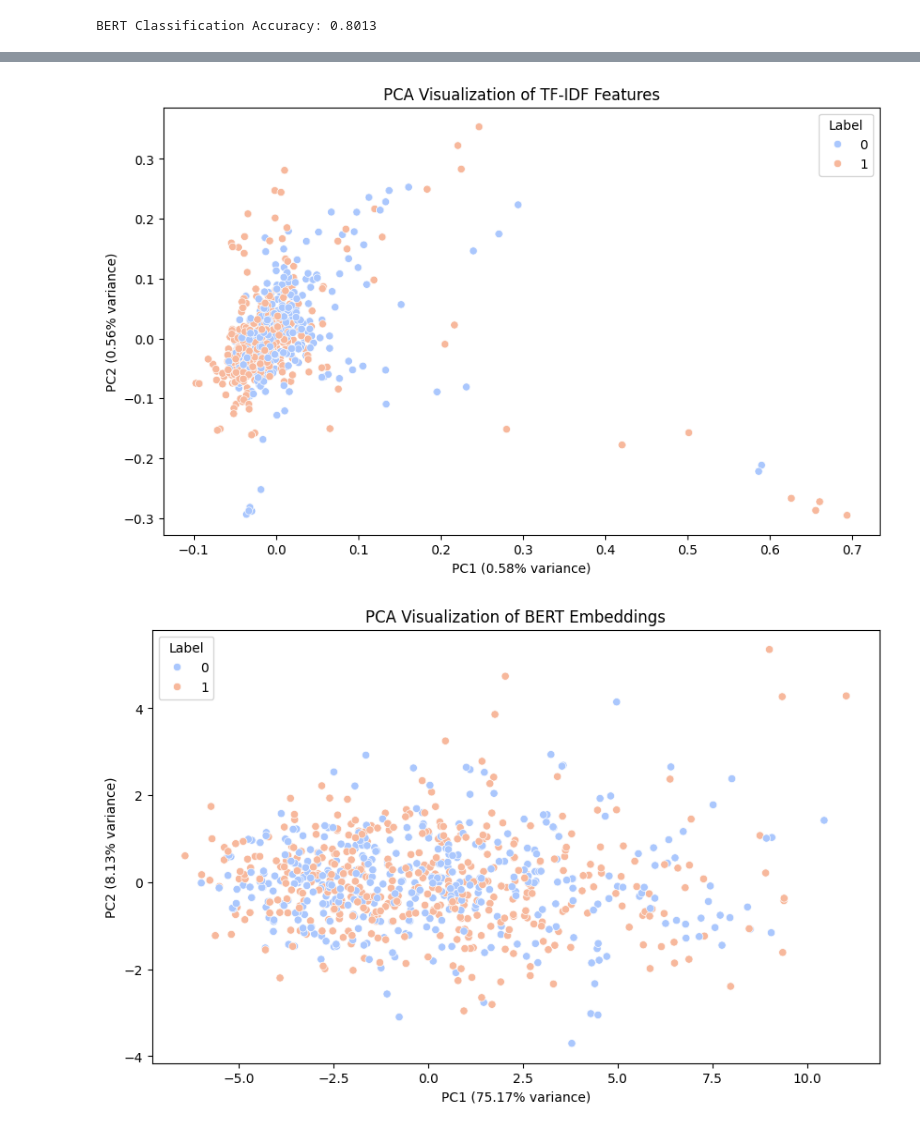
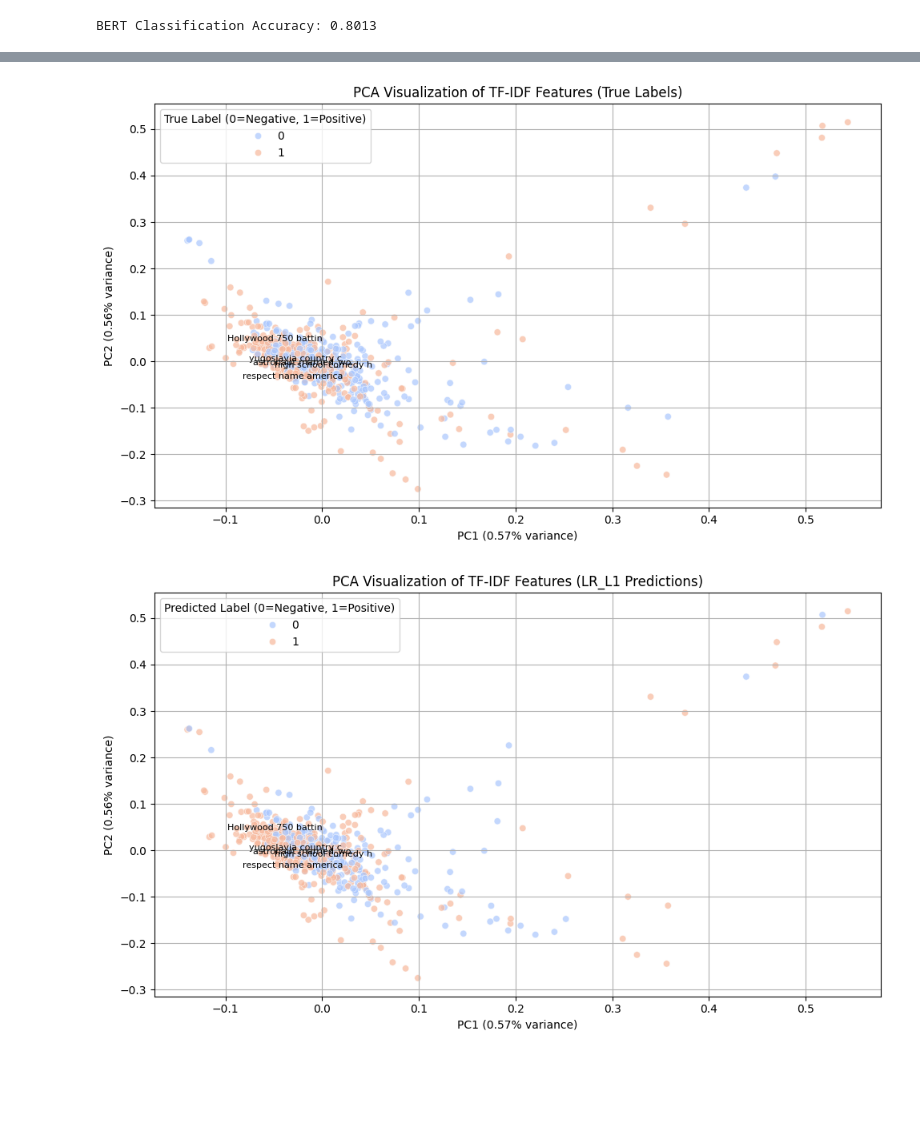
Before and after one commit to Natural-Language-Processing-25/Sentiment-Analysis-of-movie-reviews, a Jupyter notebook: Main.ipynb, the cells around one changed output, grey strips where cells are left out. Saved outputs shown, nothing was run; the diff lists cells and outputs as text; code cells hidden in the pictures; blank space fills up the shorter version.

```diff
--- a/Main.ipynb
+++ b/Main.ipynb
@@ -516,0 +538,14 @@ Test Accuracy: 85.88%
+# %%
+models = {
+    'Logistic Regression (L1)': joblib.load('Models/LR_L1.joblib'),
+    'Logistic Regression (L2)': joblib.load('Models/LR_L2.joblib'),
+    'Naive Bayes': joblib.load('Models/NB.joblib'),
+    'SVM (Linear)': joblib.load('Models/SVM_Linear.joblib'),
+    'SVM (RBF)': joblib.load('Models/SVM_rbf.joblib'),
+    'SVM (Poly)': joblib.load('Models/SVM_Poly.joblib'),
+    'Decision Tree': joblib.load('Models/DT.joblib'),
+    'Random Forest': joblib.load('Models/RF.joblib')
+}
+
+for name, model in models.items():
+    print_confusion_matrix(name, model, xtest_tfidf, test_labels)
@@ -890,45 +819,59 @@ You should probably TRAIN this model on a down-stream task to be able to use it
 # %%
 from sklearn.decomposition import PCA
 
-# PCA for TF-IDF features
 pca_tfidf = PCA(n_components=2, random_state=42)
 pca_tfidf_results = pca_tfidf.fit_transform(xtest_tfidf.toarray())
 
-# Create DataFrame for visualization
 pca_tfidf_df = pd.DataFrame({
     'PC1': pca_tfidf_results[:, 0],
     'PC2': pca_tfidf_results[:, 1],
-    'Label': test_labels
+    'True Label': test_labels
 })
 
-# Plot PCA for TF-IDF
+test_texts_reset = test_texts.reset_index(drop=True)
+
 plt.figure(figsize=(10, 6))
-sns.scatterplot(x='PC1', y='PC2', hue='Label', palette='coolwarm', data=pca_tfidf_df)
-plt.title('PCA Visualization of TF-IDF Features')
+sns.scatterplot(x='PC1', y='PC2', hue='True Label', palette='coolwarm', data=pca_tfidf_df, alpha=0.7)
+plt.title('PCA Visualization of TF-IDF Features (True Labels)')
 plt.xlabel(f'PC1 ({pca_tfidf.explained_variance_ratio_[0]:.2%} variance)')
 plt.ylabel(f'PC2 ({pca_tfidf.explained_variance_ratio_[1]:.2%} variance)')
-plt.savefig('pca_tfidf.png')
+plt.legend(title='True Label (0=Negative, 1=Positive)', loc='best')
+plt.grid(True)
+plt.tight_layout()
+
+np.random.seed(42)
+for i in np.random.choice(len(test_texts_reset), 5, replace=False):
+    plt.text(pca_tfidf_df['PC1'].iloc[i], pca_tfidf_df['PC2'].iloc[i],
+             test_texts_reset.iloc[i][:20], fontsize=8, ha='center')
+
+plt.savefig('Visualization/pca_tfidf_true.png')
 plt.show()
 
-# PCA for BERT embeddings
-pca_bert = PCA(n_components=2, random_state=42)
-pca_bert_results = pca_bert.fit_transform(bert_test_embeddings)
+for model_name, model_path in model_files.items():
+    if os.path.exists(model_path):
+        model = joblib.load(model_path)
 
-# Create DataFrame for visualization
-pca_bert_df = pd.DataFrame({
-    'PC1': pca_bert_results[:, 0],
-    'PC2': pca_bert_results[:, 1],
-    'Label': test_labels
-})
+        predictions = model.predict(xtest_tfidf)
+        pca_tfidf_df['Predicted Label'] = predictions
 
-# Plot PCA for BERT
-plt.figure(figsize=(10, 6))
-sns.scatterplot(x='PC1', y='PC2', hue='Label', palette='coolwarm', data=pca_bert_df)
-plt.title('PCA Visualization of BERT Embeddings')
-plt.xlabel(f'PC1 ({pca_bert.explained_variance_ratio_[0]:.2%} variance)')
-plt.ylabel(f'PC2 ({pca_bert.explained_variance_ratio_[1]:.2%} variance)')
-plt.savefig('pca_bert.png')
-plt.show()
+        plt.figure(figsize=(10, 6))
+        sns.scatterplot(x='PC1', y='PC2', hue='Predicted Label', palette='coolwarm', data=pca_tfidf_df, alpha=0.7)
+        plt.title(f'PCA Visualization of TF-IDF Features ({model_name} Predictions)')
+        plt.xlabel(f'PC1 ({pca_tfidf.explained_variance_ratio_[0]:.2%} variance)')
+        plt.ylabel(f'PC2 ({pca_tfidf.explained_variance_ratio_[1]:.2%} variance)')
+        plt.legend(title='Predicted Label (0=Negative, 1=Positive)', loc='best')
+        plt.grid(True)
+        plt.tight_layout()
+
+        np.random.seed(42)
+        for i in np.random.choice(len(test_texts_reset), 5, replace=False):
+            plt.text(pca_tfidf_df['PC1'].iloc[i], pca_tfidf_df['PC2'].iloc[i],
+                     test_texts_reset.iloc[i][:20], fontsize=8, ha='center')
+
+        plt.savefig(f'Visualization/pca_tfidf_{model_name.replace(" ", "_")}_predictions.png')
+        plt.show()
+    else:
+        print(f"Model file {model_path} not found. Skipping {model_name}.")
 # %% [output]
-[figure, old version]
+[figure, new version]
-[figure, old version]
+[figure, new version]
```
Also changed, not shown: parts of 22 cells of this notebook, 56 other files.
